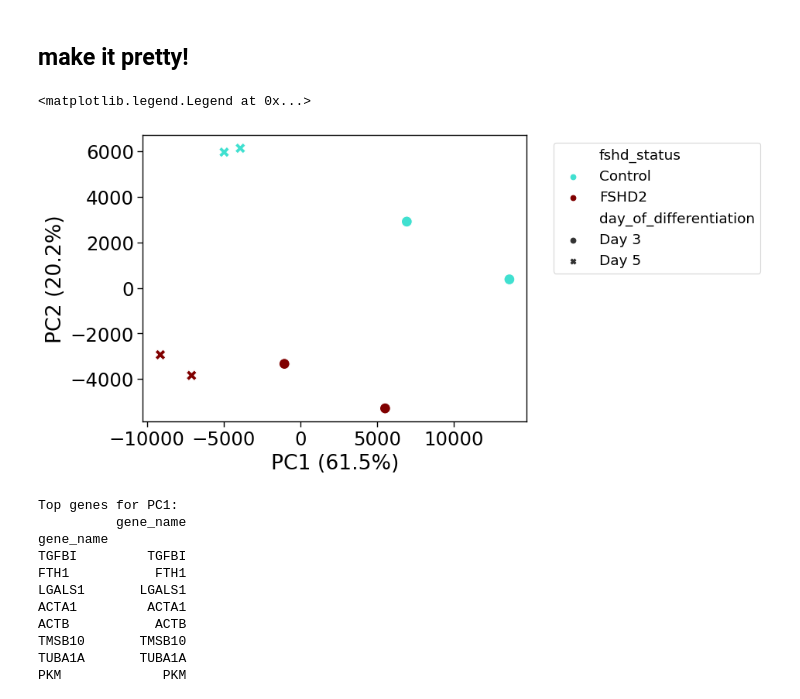
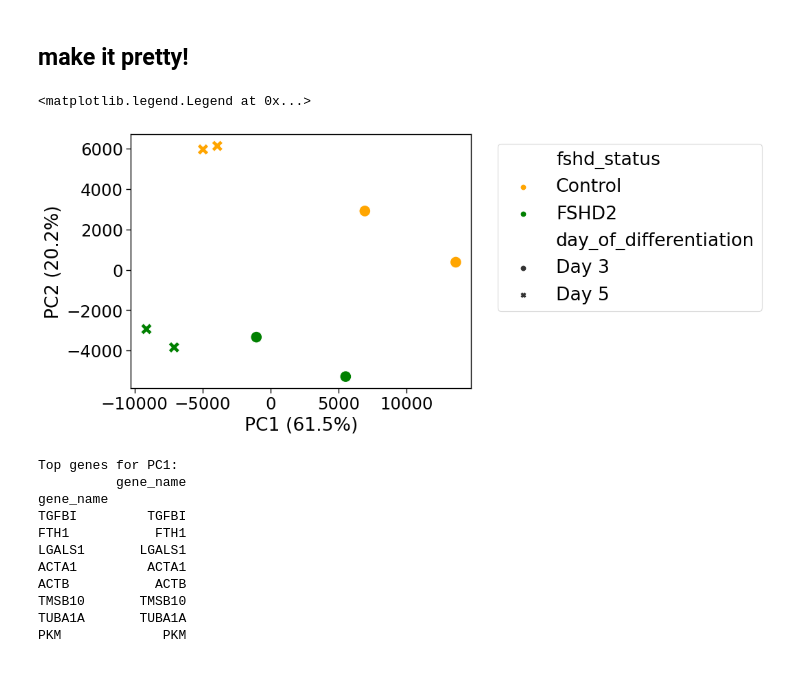
Before and after one commit to mortazavilab/cosmos-cluster6, a Jupyter notebook: python_analysis.ipynb, the cells around one changed output. Cells and saved outputs as stored; diff of their text form; code cells hidden in the pictures; blank space fills up the shorter version.

```diff
--- a/python_analysis.ipynb
+++ b/python_analysis.ipynb
@@ -62,5 +62,11 @@ column_order = ['Control-1 Day 3 Rep 1', 'Control-1 Day 3 Rep 2',
                 'FSHD2-1 Day 5 Rep 1', 'FSHD2-1 Day 5 Rep 2']
 merged_df = merged_df.reindex(columns=column_order)
 
-# Set index (like row names) to be the gene name
-merged_df = merged_df.set_index(df['gene_name'])
+# Add gene information, both gene name and gene id
+merged_df['gene_id'] = df['gene_id']
+merged_df['gene_name'] = df['gene_name']
+
+# Set index (like row names) to be the gene name, then remove the gene name and gene id columns
+merged_df = merged_df.set_index(merged_df['gene_name'])
+
+print(merged_df.shape)
@@ -110,7 +78,10 @@ MIR1302-2               0.000000
 # %%
+# df can only have numbers, no strings
+merged_df.drop(["gene_id", "gene_name"], axis=1, inplace=True)
+
 # drop unexpressed genes
 merged_df = merged_df.loc[merged_df.sum(axis=1) != 0]
 
-print(merged_df.info())
+# note the decrease in the number of rows!
 print(merged_df.shape)
 # %% [output]
@@ -195,16 +147,16 @@ plt.legend(bbox_to_anchor=(1.05, 1), loc='upper left', fontsize='x-small')
 ## make it pretty!
 # %%
 # Make a mini dictionary to assign color to fshd status
-c_dict = {'FSHD2': 'maroon',
-          'Control': 'turquoise' }
+c_dict = {'FSHD2': 'green',
+          'Control': 'orange' }
 
 ax = sns.scatterplot(data=pca_df, x=cols[0], y=cols[1],
-                     s=100, # size of point
+                     s=150, # size of point
                      hue='fshd_status', palette=c_dict, style='day_of_differentiation')
-plt.legend(bbox_to_anchor=(1.05, 1), loc='upper left', fontsize='x-small')
+plt.legend(bbox_to_anchor=(1.05, 1), loc='upper left', fontsize='medium')
 # %% [output]
 <matplotlib.legend.Legend at 0x...>
-[figure, old version]
+[figure, new version]
 # %%
 # Get the top weighted genes for PC1 and PC2
 top_genes_pc1 = input_df.columns[pca.components_[0].argsort()[::-1]]
```
Also changed, not shown: parts of 10 cells of this notebook, 4 other files.
